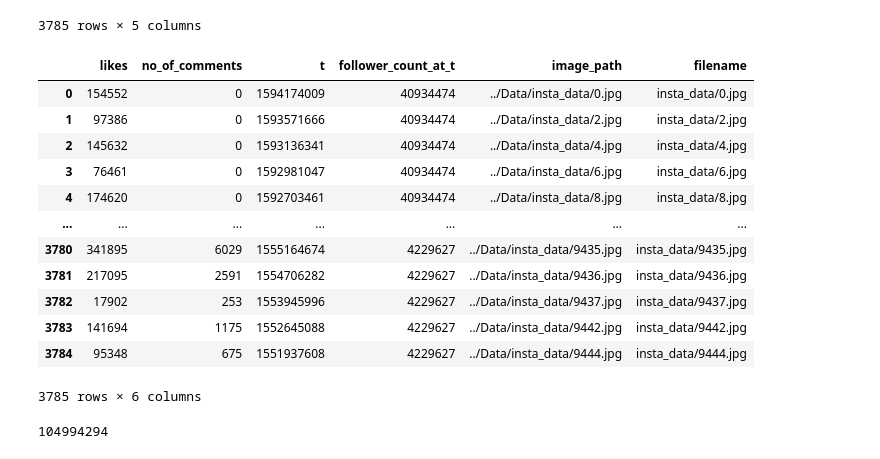
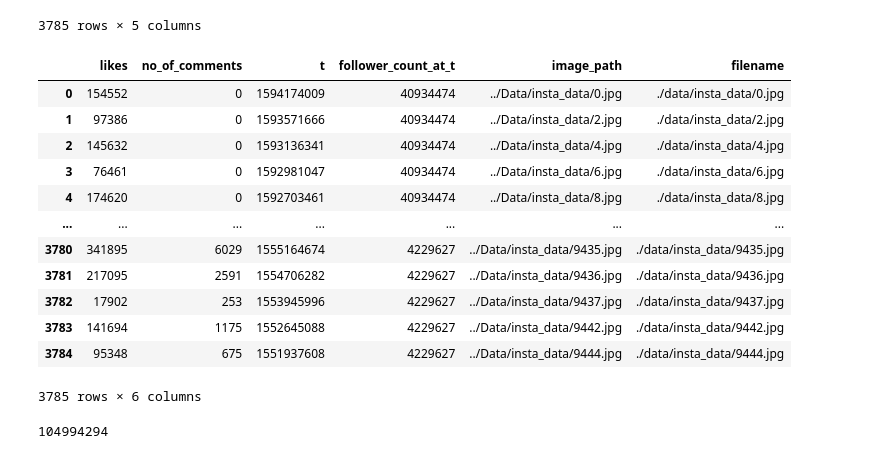
Before and after one commit to Adishar93/Instagram_Likes_Prediction, a Jupyter notebook: split_process_dataset.ipynb, the cells around one changed output. Drawn from its saved outputs; the diff is of its cells as text; code cells hidden in the pictures.

Commit message:
Reorganized data

```diff
--- a/split_process_dataset.ipynb
+++ b/split_process_dataset.ipynb
@@ -3,7 +3,7 @@ import pandas as pd
 import numpy as np
 import matplotlib.pyplot as plt
 # %%
-df = pd.read_csv("instagram_data.csv")
+df = pd.read_csv("data/instagram_data.csv")
 df
 # %% [output]
 |  | likes | no_of_comments | t | follower_count_at_t | image_path |
@@ -20,21 +20,21 @@ df
 | 3784 | 95348 | 675 | 1551937608 | 4229627 | ../Data/insta_data/9444.jpg |
 3785 rows × 5 columns
 # %%
-df['filename'] = df['image_path'].apply(lambda x: x.replace("../Data/", ""))
+df['filename'] = df['image_path'].apply(lambda x: x.replace("../Data/", "./data/"))
 df
 # %% [output]
 |  | likes | no_of_comments | t | follower_count_at_t | image_path | filename |
-| 0 | 154552 | 0 | 1594174009 | 40934474 | ../Data/insta_data/0.jpg | insta_data/0.jpg |
-| 1 | 97386 | 0 | 1593571666 | 40934474 | ../Data/insta_data/2.jpg | insta_data/2.jpg |
-| 2 | 145632 | 0 | 1593136341 | 40934474 | ../Data/insta_data/4.jpg | insta_data/4.jpg |
-| 3 | 76461 | 0 | 1592981047 | 40934474 | ../Data/insta_data/6.jpg | insta_data/6.jpg |
-| 4 | 174620 | 0 | 1592703461 | 40934474 | ../Data/insta_data/8.jpg | insta_data/8.jpg |
+| 0 | 154552 | 0 | 1594174009 | 40934474 | ../Data/insta_data/0.jpg | ./data/insta_data/0.jpg |
+| 1 | 97386 | 0 | 1593571666 | 40934474 | ../Data/insta_data/2.jpg | ./data/insta_data/2.jpg |
+| 2 | 145632 | 0 | 1593136341 | 40934474 | ../Data/insta_data/4.jpg | ./data/insta_data/4.jpg |
+| 3 | 76461 | 0 | 1592981047 | 40934474 | ../Data/insta_data/6.jpg | ./data/insta_data/6.jpg |
+| 4 | 174620 | 0 | 1592703461 | 40934474 | ../Data/insta_data/8.jpg | ./data/insta_data/8.jpg |
 | ... | ... | ... | ... | ... | ... | ... |
-| 3780 | 341895 | 6029 | 1555164674 | 4229627 | ../Data/insta_data/9435.jpg | insta_data/9435.jpg |
-| 3781 | 217095 | 2591 | 1554706282 | 4229627 | ../Data/insta_data/9436.jpg | insta_data/9436.jpg |
-| 3782 | 17902 | 253 | 1553945996 | 4229627 | ../Data/insta_data/9437.jpg | insta_data/9437.jpg |
-| 3783 | 141694 | 1175 | 1552645088 | 4229627 | ../Data/insta_data/9442.jpg | insta_data/9442.jpg |
-| 3784 | 95348 | 675 | 1551937608 | 4229627 | ../Data/insta_data/9444.jpg | insta_data/9444.jpg |
+| 3780 | 341895 | 6029 | 1555164674 | 4229627 | ../Data/insta_data/9435.jpg | ./data/insta_data/9435.jpg |
+| 3781 | 217095 | 2591 | 1554706282 | 4229627 | ../Data/insta_data/9436.jpg | ./data/insta_data/9436.jpg |
+| 3782 | 17902 | 253 | 1553945996 | 4229627 | ../Data/insta_data/9437.jpg | ./data/insta_data/9437.jpg |
+| 3783 | 141694 | 1175 | 1552645088 | 4229627 | ../Data/insta_data/9442.jpg | ./data/insta_data/9442.jpg |
+| 3784 | 95348 | 675 | 1551937608 | 4229627 | ../Data/insta_data/9444.jpg | ./data/insta_data/9444.jpg |
 3785 rows × 6 columns
 # %%
 df['t_zeroed'] = (df['t'] - df['t'].min())//1000
```
Also changed, not shown: 6 other files.
